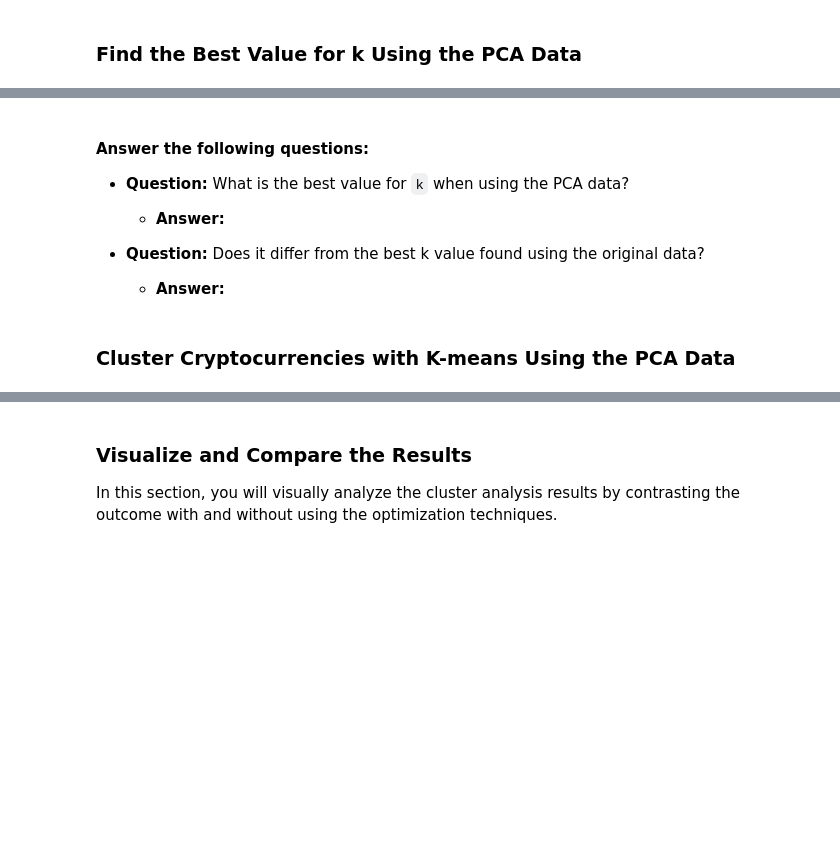
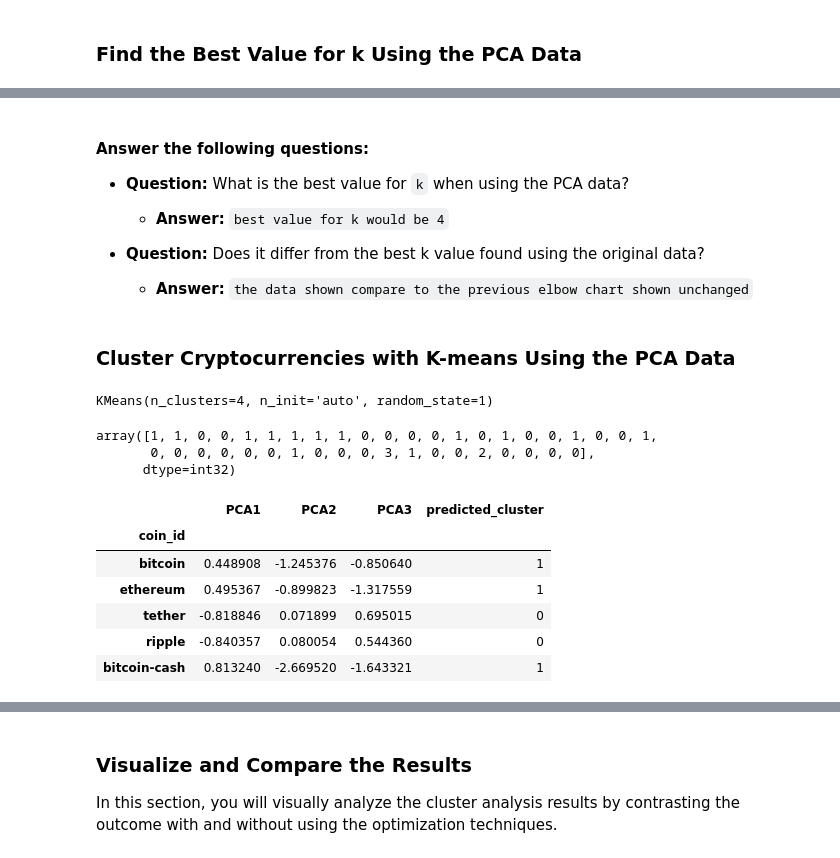
Before and after one commit to davisdw/Cryptocurrency_Machine_Learning, a Jupyter notebook: Crypto_Clustering.ipynb, the cells around one changed output, grey strips where cells are left out. Drawn from its saved outputs; the diff is of its cells as text; code cells hidden in the pictures; blank space fills up the shorter version.

```diff
--- a/Crypto_Clustering.ipynb
+++ b/Crypto_Clustering.ipynb
@@ -273,11 +274,16 @@ ccinfo_pca_df
 # %%
 # Create an empty list to store the inertia values
-
+inertia_pca = []
 
 # Create a for loop to compute the inertia with each possible value of k
 # Inside the loop:
 # 1. Create a KMeans model using the loop counter for the n_clusters
 # 2. Fit the model to the data using `df_market_data_pca`
 # 3. Append the model.inertia_ to the inertia list
+
+for i in k_values:
+    k_pca_model = KMeans(n_clusters=1, random_state=1, n_init="auto")
+    k_pca_model.fit(ccinfo_pca_df)
+    inertia_pca.append(k_pca_model.inertia_)
 # %%
 # Create a dictionary with the data to plot the Elbow curve
@@ -291,30 +309,48 @@ ccinfo_pca_df
 
 * **Question:** What is the best value for `k` when using the PCA data?
 
-  * **Answer:**
+  * **Answer:** `best value for k would be 4`
 
 
 * **Question:** Does it differ from the best k value found using the original data?
 
-  * **Answer:**
+  * **Answer:** `the data shown compare to the previous elbow chart shown unchanged`
 # %% [markdown]
 ### Cluster Cryptocurrencies with K-means Using the PCA Data
 # %%
 # Initialize the K-Means model using the best value for k
+model = KMeans(n_clusters=4, random_state=1, n_init="auto")
 # %%
 # Fit the K-Means model using the PCA data
+model.fit(ccinfo_pca_df)
+# %% [output]
+KMeans(n_clusters=4, n_init='auto', random_state=1)
 # %%
 # Predict the clusters to group the cryptocurrencies using the PCA data
-
+k_4_predict = model.predict(ccinfo_pca_df)
 # Print the resulting array of cluster values.
+k_4_predict
+# %% [output]
+array([1, 1, 0, 0, 1, 1, 1, 1, 1, 0, 0, 0, 0, 1, 0, 1, 0, 0, 1, 0, 0, 1,
+       0, 0, 0, 0, 0, 0, 1, 0, 0, 0, 3, 1, 0, 0, 2, 0, 0, 0, 0],
+      dtype=int32)
 # %%
 # Create a copy of the DataFrame with the PCA data
-
+copy_ccinfo_pca_df = ccinfo_pca_df.copy()
 
 # Add a new column to the DataFrame with the predicted clusters
-
+copy_ccinfo_pca_df['predicted_cluster'] = k_4_predict
 
 # Display sample data
+copy_ccinfo_pca_df.head()
+# %% [output]
+|  | PCA1 | PCA2 | PCA3 | predicted_cluster |
+| coin_id |  |  |  |  |
+| bitcoin | 0.448908 | -1.245376 | -0.850640 | 1 |
+| ethereum | 0.495367 | -0.899823 | -1.317559 | 1 |
+| tether | -0.818846 | 0.071899 | 0.695015 | 0 |
+| ripple | -0.840357 | 0.080054 | 0.544360 | 0 |
+| bitcoin-cash | 0.813240 | -2.669520 | -1.643321 | 1 |
 # %%
 # Create a scatter plot using hvPlot by setting
 # `x="PC1"` and `y="PC2"`.
```
Also changed, not shown: parts of 9 cells of this notebook.
